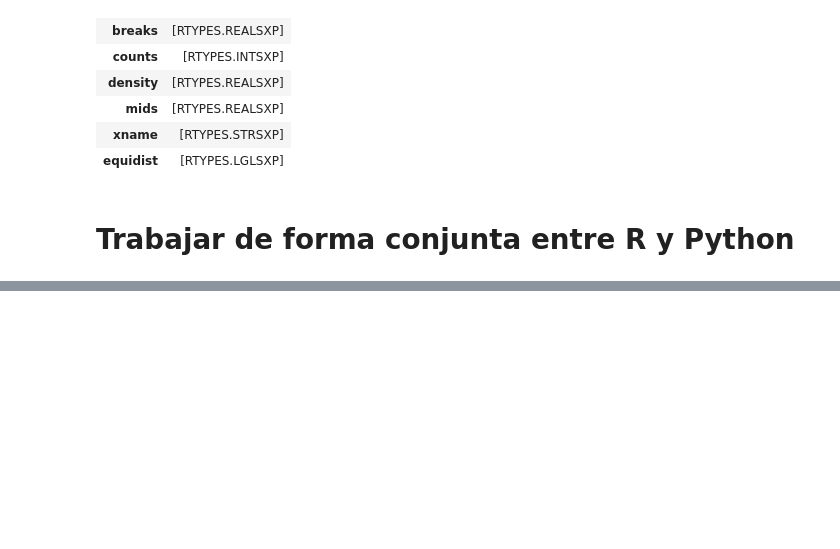
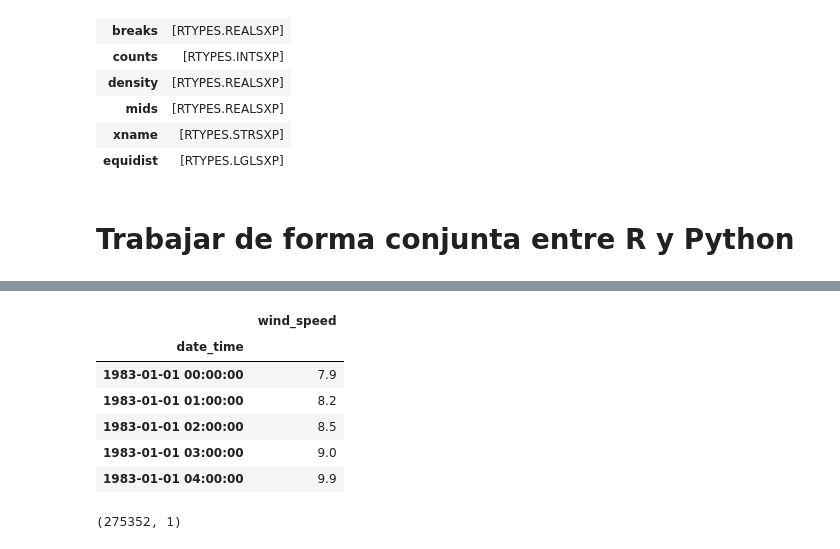
Before and after one commit to PabloTabilo/ml-ds-python, a Jupyter notebook: notebooks/T13 - 1 - RyPython.ipynb, the cells around one changed output, grey strips where cells are left out. Saved outputs shown, nothing was run; the diff lists cells and outputs as text; code cells hidden in the pictures; blank space fills up the shorter version.

```diff
--- a/notebooks/T13 - 1 - RyPython.ipynb
+++ b/notebooks/T13 - 1 - RyPython.ipynb
@@ -112,0 +139,14 @@ extremes = importr("extRemes")
+# %%
+data.head()
+# %% [output]
+|  | wind_speed |
+| date_time |  |
+| 1983-01-01 00:00:00 | 7.9 |
+| 1983-01-01 01:00:00 | 8.2 |
+| 1983-01-01 02:00:00 | 8.5 |
+| 1983-01-01 03:00:00 | 9.0 |
+| 1983-01-01 04:00:00 | 9.9 |
+# %%
+data.shape
+# %% [output]
+(275352, 1)
```
Also changed, not shown: parts of 22 cells of this notebook.
